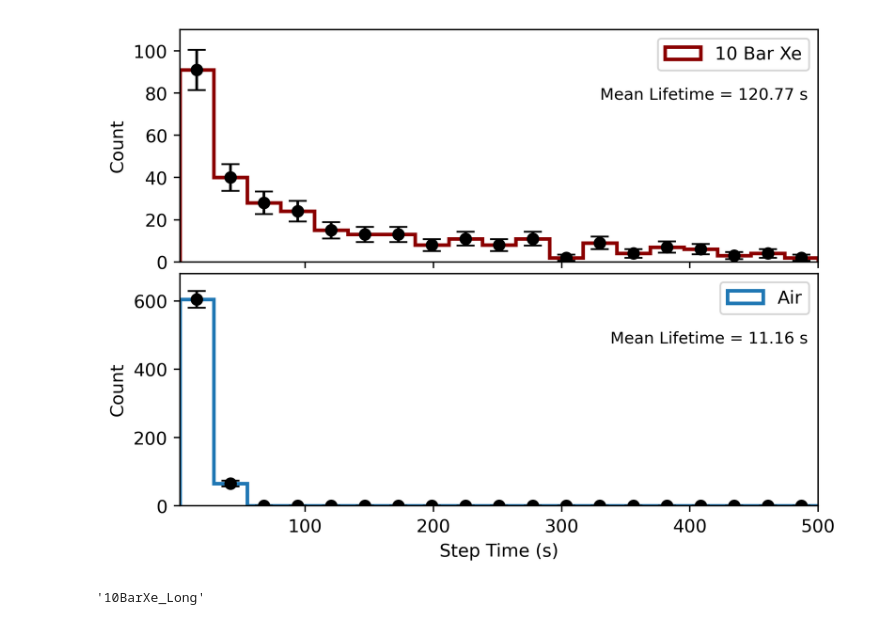
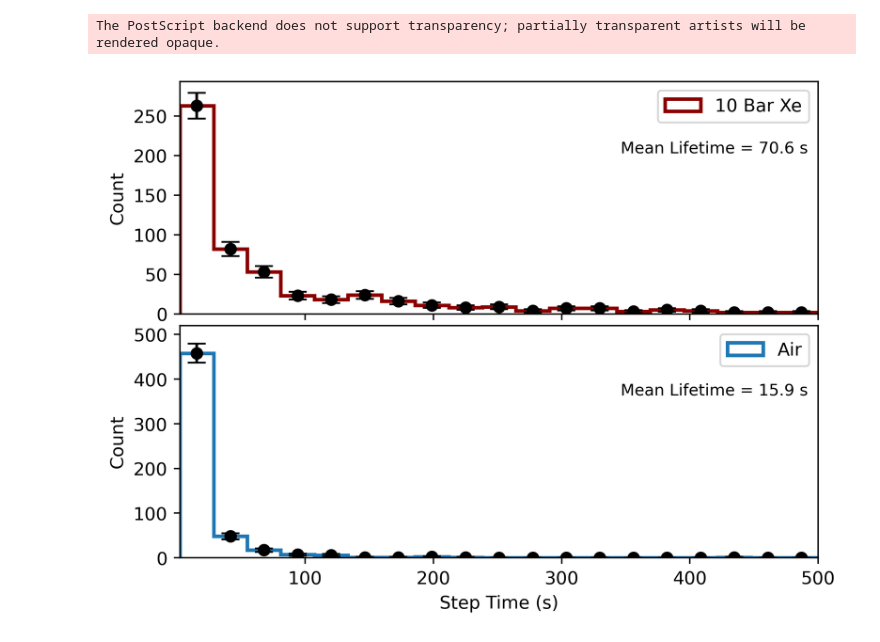
Before and after one commit to UTA-NURES/MicroscopePaperPlots, a Jupyter notebook: AnalyzeSpotDicts.ipynb, the cells around one changed output. Drawn from its saved outputs; the diff is of its cells as text; code cells hidden in the pictures.

```diff
--- a/AnalyzeSpotDicts.ipynb
+++ b/AnalyzeSpotDicts.ipynb
@@ -16,10 +16,10 @@ def AddDicts(dat1,dat2):
 ExposureTime=0.5
 # %%
 dat={}
-Root="/Users/ben.jones/Documents/Data/MicroscopePaper/OnSlides/"
+Root="/Users/ben.jones/Documents/Data/MicroscopePaper/FoundSpots/On/"
 for path in os.listdir(Root):
     #if('Vac' in path):
-        FileName=Root+"/"+path+"/spots/spots.dat"
+        FileName=Root+"/"+path
 
         try:
             f=open(FileName,'rb')
@@ -29,11 +29,10 @@ for path in os.listdir(Root):
             print("no file at " +FileName)
 
 datOff={}
-Root="/Users/ben.jones/Documents/Data/MicroscopePaper/OffSlides/"
+Root="/Users/ben.jones/Documents/Data/MicroscopePaper/FoundSpots/Off/"
 for path in os.listdir(Root):
     #if('Vac' in path):
-        FileName=Root+"/"+path+"/spots/spots.dat"
-
+        FileName=Root+"/"+path
         try:
             f=open(FileName,'rb')
             datOff[path]=pickle.load(f)
@@ -148,38 +77,47 @@ MeanAirLifetime=np.mean(np.array(dat['Air']['Times']))*ExposureTime
 # %%
-
+blanks=5
 fig, axs = plt.subplots(2, 1, sharex=True,dpi=400)
 # Remove horizontal space between axes
 fig.subplots_adjust(hspace=0.05)
+Which='WithBa_Xe10bar_Long_2.dat'
+sel=(np.array(dat[Which]['Hs'])>1000)
 
-axs[0].hist(np.array(dat["10BarXe_Long"]['Times'])*ExposureTime,histtype='step',bins=np.linspace(2.5,500,20),color='DarkRed',label='10 Bar Xe',linewidth=2)
+h=axs[0].hist(np.array(dat[Which]['Times'])[sel]*ExposureTime,histtype='step',bins=np.linspace(2.5,500,20),color='DarkRed',label='10 Bar Xe',linewidth=2)
+xsXe=(h[1][1:]+h[1][:-1])/2
+ysXe=h[0]
 axs[0].errorbar(xsXe,ysXe,np.sqrt(ysXe),fmt='o',capsize=5,color='black')
 axs[0].set_xlim(2.5,500)
-ymax=110
-axs[0].set_ylim(0,ymax)
-axs[0].text(500,ymax*0.7,"Mean Lifetime = " + str(round(MeanXeLifetime,2)) + " s  ",ha='right',fontsize=9)
+ymax=290
+#axs[0].set_ylim(0,ymax)
+MeanXeLifetime=np.mean(np.array(dat[Which]['Times'])[sel]-blanks)*ExposureTime
+axs[0].text(500,ymax*0.7,"Mean Lifetime = " + str(round(MeanXeLifetime,1)) + " s  ",ha='right',fontsize=9)
 
-axs[1].hist(np.array(dat["Air"]['Times'])*ExposureTime,histtype='step',bins=np.linspace(2.5,500,20),color='tab:blue',label='Air',linewidth=2)
+Which='WithBa_Air_Long_2.dat'
+sel=np.array(dat[Which]['Hs'])>1000
+
+h=axs[1].hist(np.array(dat[Which]['Times'])[sel]*ExposureTime,histtype='step',bins=np.linspace(2.5,500,20),color='tab:blue',label='Air',linewidth=2)
+xsAir=(h[1][1:]+h[1][:-1])/2
+ysAir=h[0]
 axs[1].errorbar(xsAir,ysAir,np.sqrt(ysAir),fmt='o',capsize=5,color='black')
 axs[1].set_xlim(2.5,500)
 
-ymax=680
+ymax=520
 axs[1].set_ylim(0,ymax)
-axs[1].text(500,ymax*0.7,"Mean Lifetime = " + str(round(MeanAirLifetime,2)) + " s  ",ha='right',fontsize=9)
+MeanAirLifetime=np.mean(np.array(dat[Which]['Times'])[sel]-blanks)*ExposureTime
+axs[1].text(500,ymax*0.7,"Mean Lifetime = " + str(round(MeanAirLifetime,1)) + " s  ",ha='right',fontsize=9)
 
 
 
 #plt.semilogy()
 plt.xlabel("Step Time (s)")
 axs[0].set_ylabel("Count")
 axs[1].set_ylabel("Count")
 axs[0].legend(loc='upper right')
 axs[1].legend(loc='upper right')
-
-plt.savefig("Plots/TimePlot.png",dpi=200,bbox_inches='tight')
+#axs[0].semilogy()
+#axs[1].semilogy()
+plt.savefig("Plots/TimePlot.eps",dpi=200,bbox_inches='tight')
 plt.show()
 # %% [output]
+The PostScript backend does not support transparency; partially transparent artists will be rendered opaque.
-[figure, old version]
+[figure, new version]
-# %%
-Which
-# %% [output]
-'10BarXe_Long'
```
Also changed, not shown: parts of 8 cells of this notebook, 16 other files.
